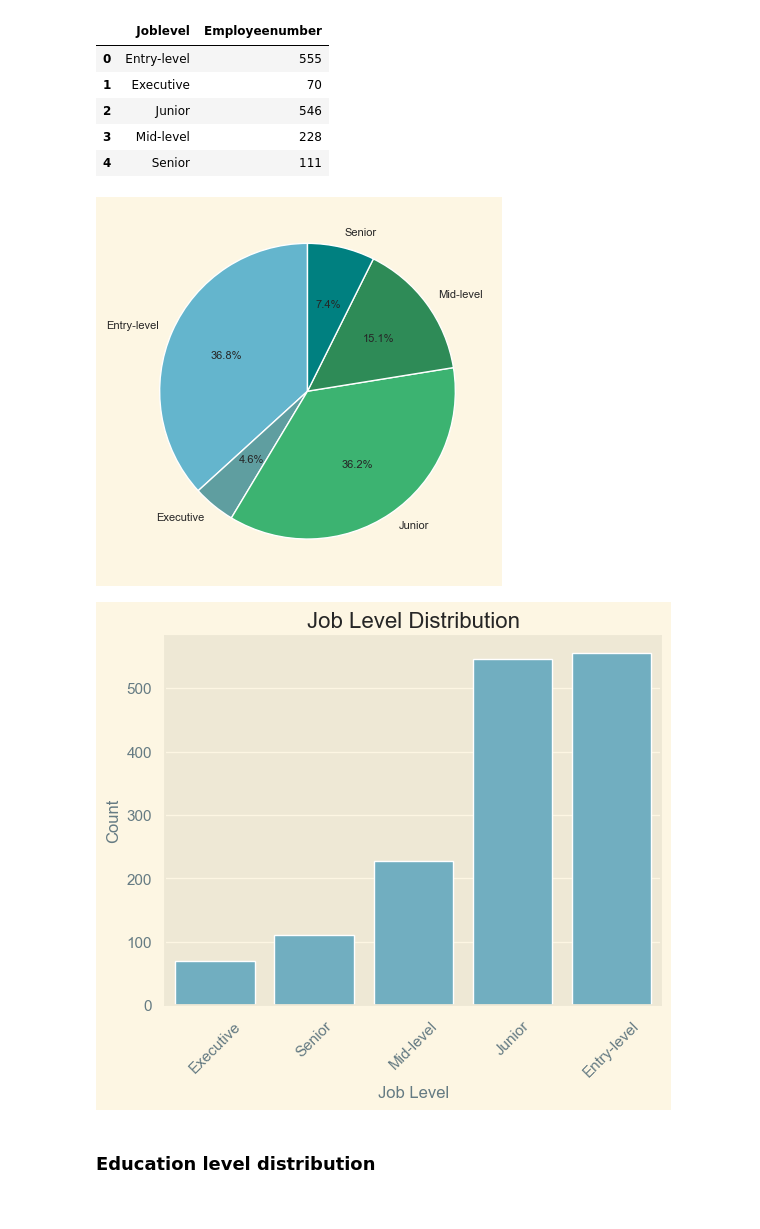
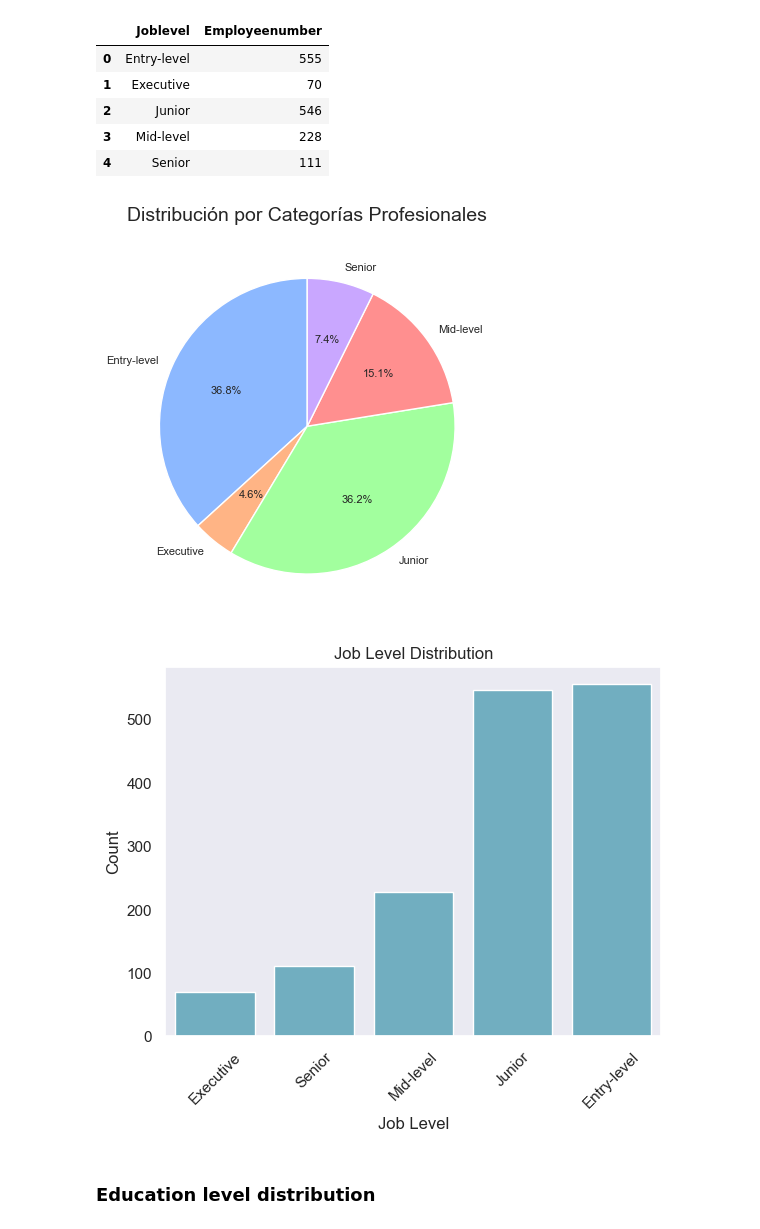
Before and after one commit to Adalab/proyecto-da-promo-F-modulo-3-team-6, a Jupyter notebook: Graphics/graphics.ipynb, the cells around one changed output. Cells and saved outputs as stored; diff of their text form; code cells hidden in the pictures.

Commit message:
gráficos

```diff
--- a/Graphics/graphics.ipynb
+++ b/Graphics/graphics.ipynb
@@ -4,6 +4,7 @@
 # Tratamiento de datos
 # -----------------------------------------------------------------------
 import pandas as pd
+import numpy as np
 
 # Visualización
 # ------------------------------------------------------------------------------
@@ -11,7 +12,8 @@ import matplotlib.pyplot as plt
 import seaborn as sns
 sns.set_style("whitegrid") # establece el estilo del fondo de las gráficas como "whitegrid". Las gráficas tendrán un fondo blanco con líneas de cuadrícula horizontales y verticales.
 sns.set_theme(style="dark") # cambiará el esquema de colores predeterminado de Seaborn a uno más oscuro, adecuado para gráficas con fondos claros.
-plt.style.use('Solarize_Light2')# establece el estilo en Solarize_Lihgt2.
+sns.set_palette('twilight')
+#plt.style.use('Solarize_Light2')# establece el estilo en Solarize_Lihgt2.
 
 # Configuración
 # -----------------------------------------------------------------------
@@ -53,18 +63,18 @@ df_joblevel
 | 3 | Mid-level | 228 |
 | 4 | Senior | 111 |
 # %%
-colores = ["c", "cadetblue", "mediumseagreen", "seagreen", "teal", "turquoise", "lightseagreen"]
+colores = ['#8cb8ff','#ffb485','#a2ff9e','#ff8f8f','#c9a7ff','#c3a595','#ffafff','#b9b9b9','#d9e084','#a4e7eb']
 
-
-# creamos el gráfico basándonos en el DataFrame que hemos creado en el paso anterior
 plt.pie("Employeenumber", labels= "Joblevel",
         data = df_joblevel,
         autopct=  '%1.1f%%',
-        colors = colores,
+        colors= colores,
         textprops={'fontsize': 8},
-        startangle=90);
+        startangle=90)
+
+plt.title('Distribución por Categorías Profesionales', pad=15, fontsize=14);
 # %% [output]
-[figure, old version]
+[figure, new version]
 # %%
 sns.countplot(x = "Joblevel",
               data = df,
@@ -75,7 +85,7 @@ plt.xlabel("Job Level")
 plt.ylabel("Count")
 plt.title("Job Level Distribution");
 # %% [output]
-[figure, old version]
+[figure, new version]
 # %% [markdown]
 ### Education level distribution
 # %%
```
Also changed, not shown: parts of 17 cells of this notebook, 6 other files.
